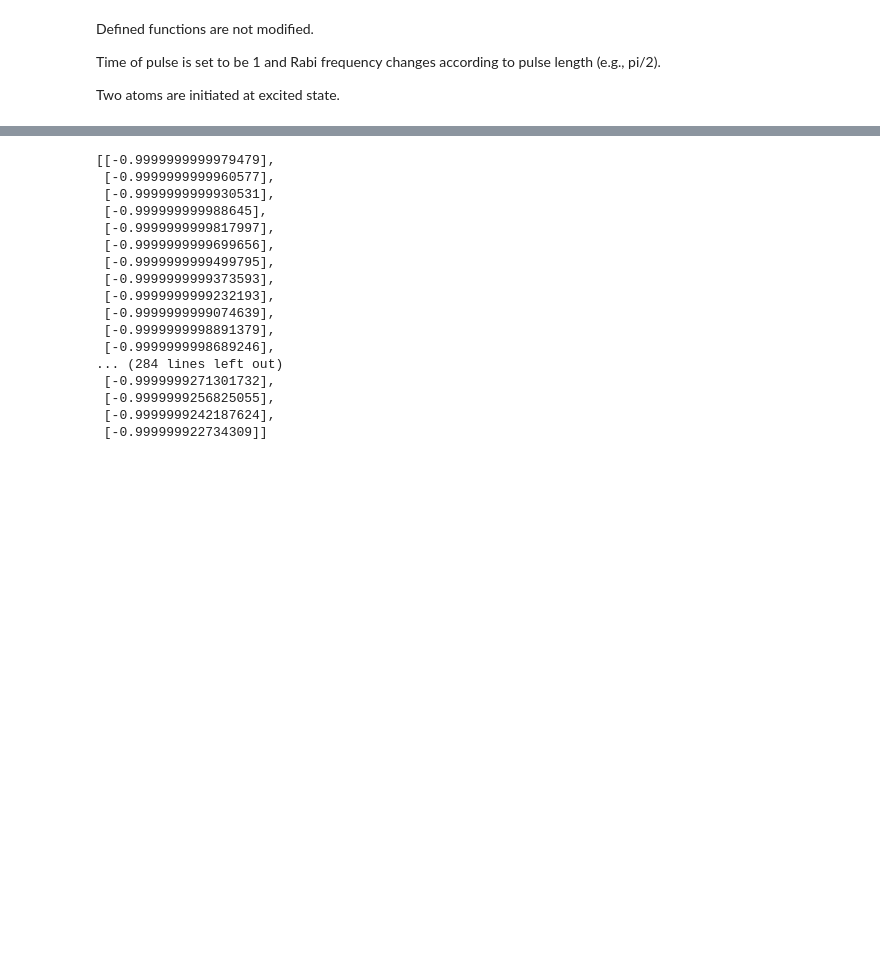
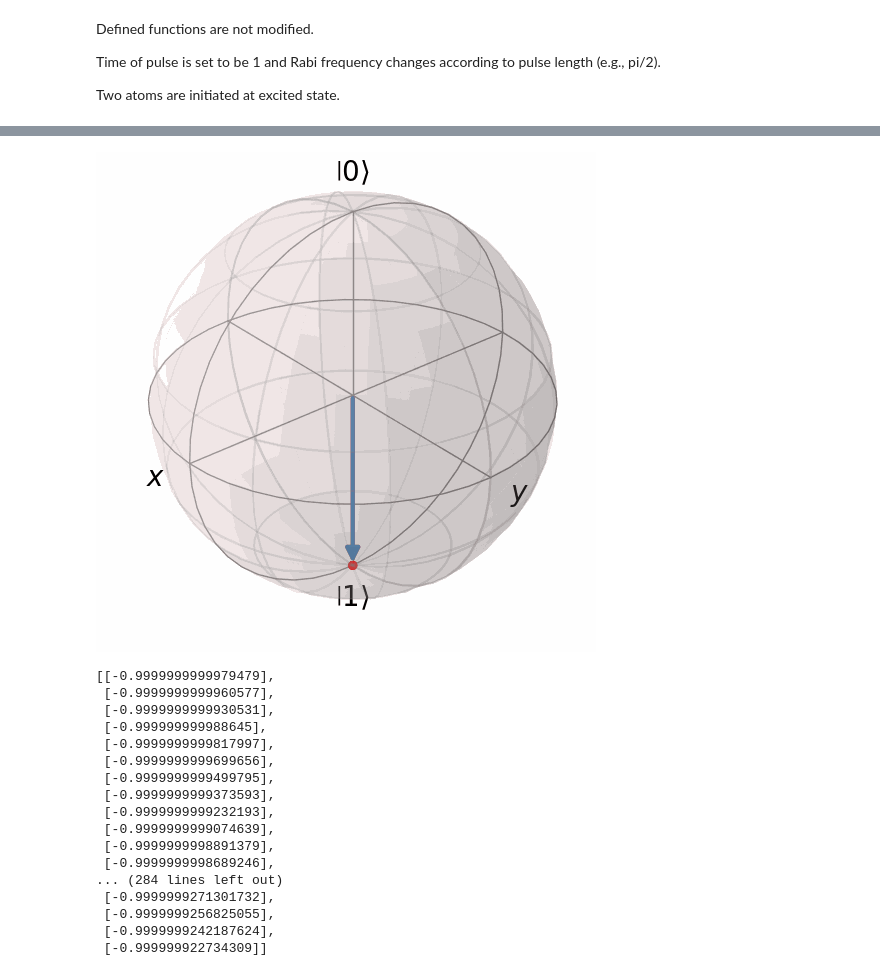
Before and after one commit to christianlange196/fall2023-chm696, a Jupyter notebook: final_project/simulations/final_project_Yupeng.ipynb, the cells around one changed output, grey strips where cells are left out. Saved outputs shown, nothing was run; the diff lists cells and outputs as text; code cells hidden in the pictures; blank space fills up the shorter version.

```diff
--- a/final_project/simulations/final_project_Yupeng.ipynb
+++ b/final_project/simulations/final_project_Yupeng.ipynb
@@ -241,3 +288,7 @@ WARNING:matplotlib.legend:No artists with labels found to put in legend.  Note t
+# %%
+Image('yupeng-1.gif')
+# %% [output]
+[figure, added]
 # %%
 observables
 # %% [output]
```
Also changed, not shown: parts of 2 cells of this notebook, 2 other files.
